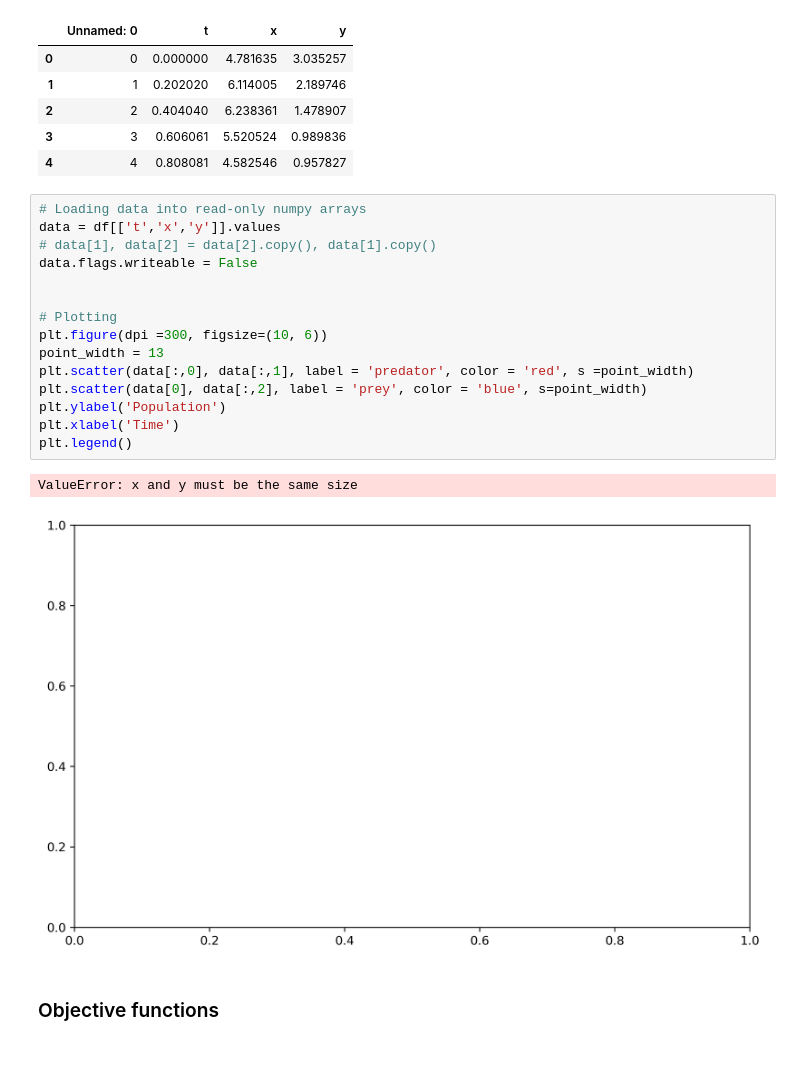
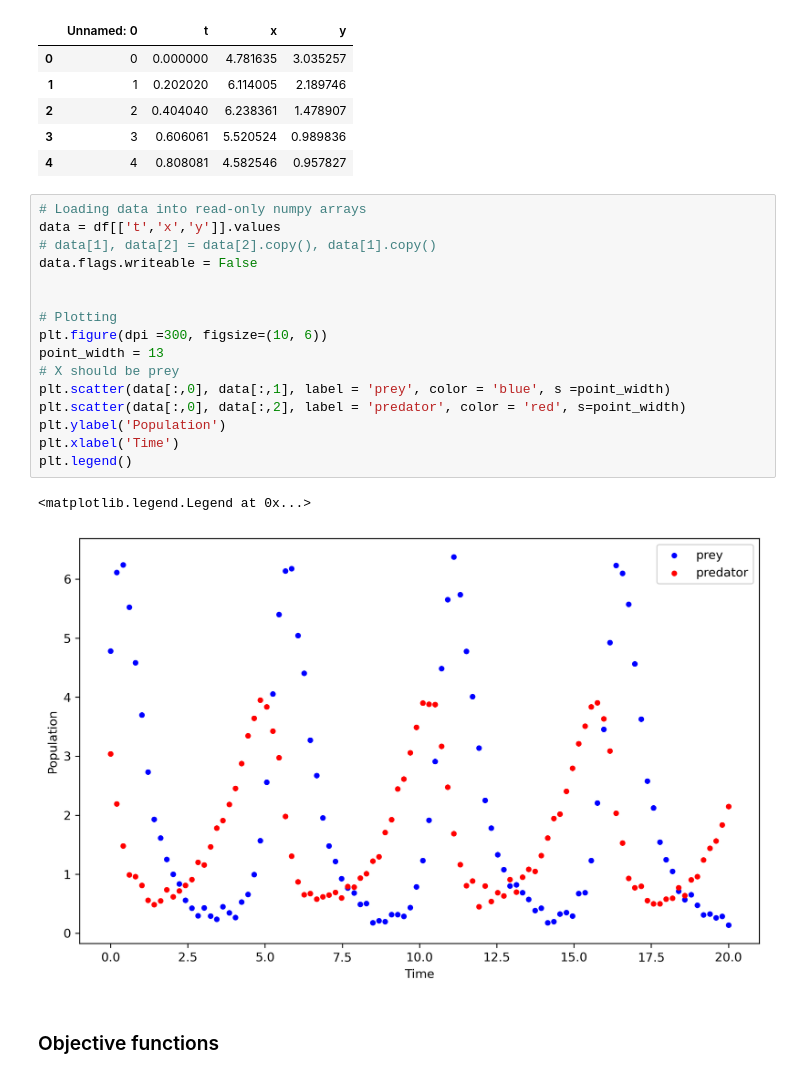
Before and after one commit to alexdupreez1/stochastic_assignment_3, a Jupyter notebook: assignment3.ipynb, the cells around one changed output. Saved outputs shown, nothing was run; the diff lists cells and outputs as text.

```diff
--- a/assignment3.ipynb
+++ b/assignment3.ipynb
@@ -19,21 +19,22 @@ df.head()
 # %%
 # Loading data into read-only numpy arrays
 data = df[['t','x','y']].values
 # data[1], data[2] = data[2].copy(), data[1].copy()
 data.flags.writeable = False
 
 
 # Plotting
 plt.figure(dpi =300, figsize=(10, 6))
 point_width = 13
-plt.scatter(data[:,0], data[:,1], label = 'predator', color = 'red', s =point_width)
-plt.scatter(data[0], data[:,2], label = 'prey', color = 'blue', s=point_width)
+# X should be prey
+plt.scatter(data[:,0], data[:,1], label = 'prey', color = 'blue', s =point_width)
+plt.scatter(data[:,0], data[:,2], label = 'predator', color = 'red', s=point_width)
 plt.ylabel('Population')
 plt.xlabel('Time')
 plt.legend()
 # %% [output]
-ValueError: x and y must be the same size
+<matplotlib.legend.Legend at 0x...>
-[figure, old version]
+[figure, new version]
 # %% [markdown]
 ### Objective functions
 # %% [markdown]
```
Also changed, not shown: parts of 21 cells of this notebook.
